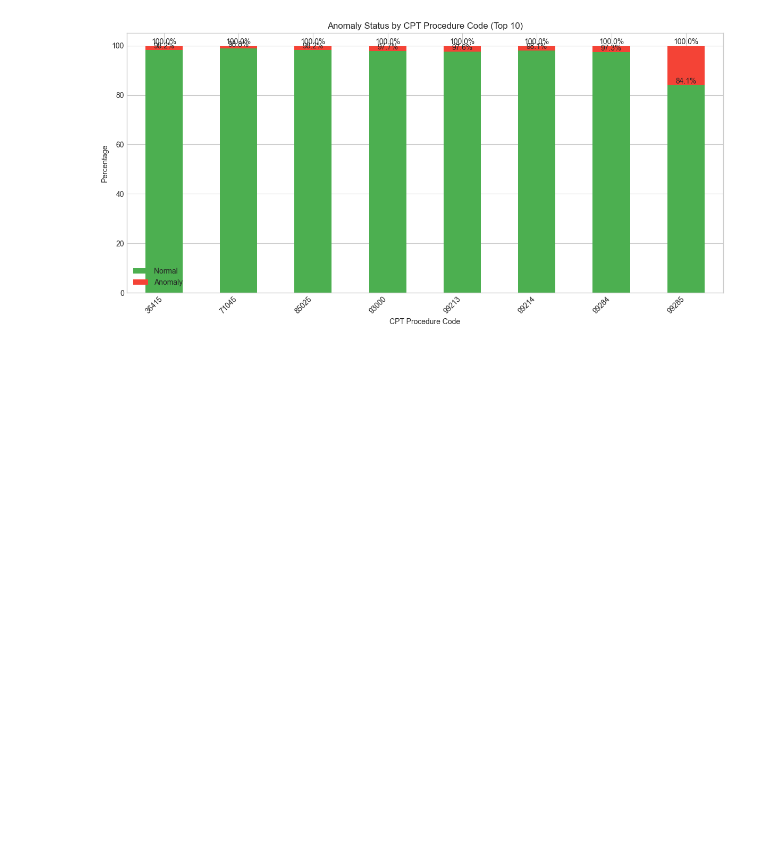
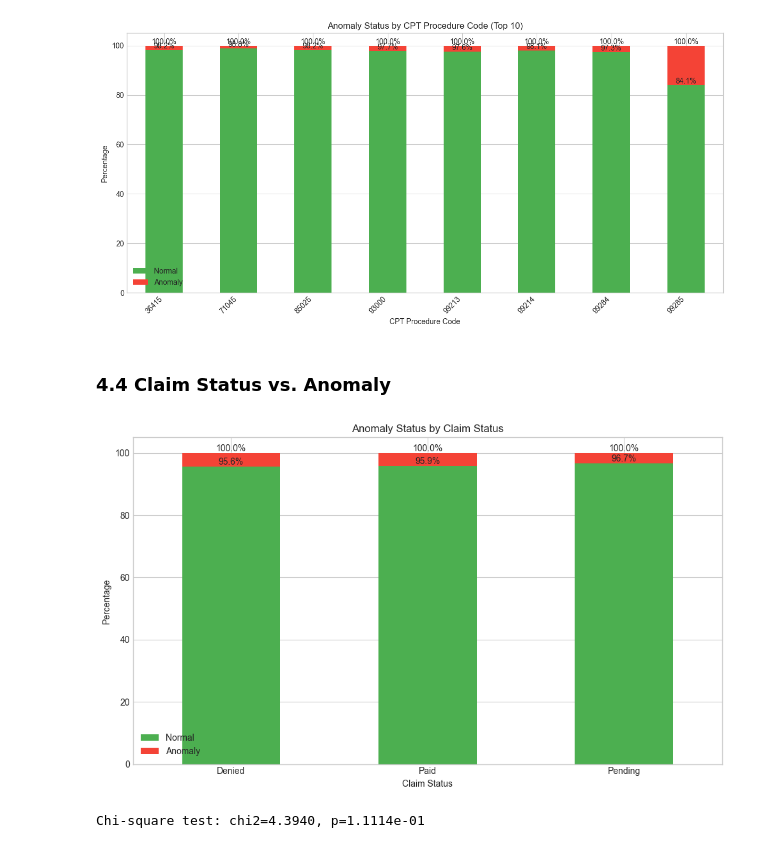
Before and after one commit to Houzibe/health-insurance-fraudulent-claims-detection-system, a Jupyter notebook: notebooks/01_EDA_and_Preprocessing.ipynb, the cells around one changed output. Cells and saved outputs as stored; diff of their text form; code cells hidden in the pictures; blank space fills up the shorter version.

Commit message:
Added bivariate analysis by Claim Status vs. Anomaly

```diff
--- a/notebooks/01_EDA_and_Preprocessing.ipynb
+++ b/notebooks/01_EDA_and_Preprocessing.ipynb
@@ -391,3 +391,30 @@ plt.tight_layout()
 plt.show()
 # %% [output]
 [figure]
+# %% [markdown]
+### 4.4 Claim Status vs. Anomaly
+# %%
+status_anomaly = pd.crosstab(df['claim_status'], df['is_anomaly'],
+                             normalize='index') * 100
+
+fig, ax = plt.subplots(figsize=(10, 6))
+status_anomaly.plot(kind='bar', stacked=True, ax=ax, color=['#4CAF50', '#F44336'])
+ax.set_xlabel('Claim Status')
+ax.set_ylabel('Percentage')
+ax.set_title('Anomaly Status by Claim Status')
+ax.legend(['Normal', 'Anomaly'])
+ax.set_xticklabels(ax.get_xticklabels(), rotation=0)
+for container in ax.containers:
+    ax.bar_label(container, fmt='%.1f%%')
+
+plt.tight_layout()
+plt.show()
+
+# Chi-square test
+from scipy.stats import chi2_contingency
+contingency = pd.crosstab(df['claim_status'], df['is_anomaly'])
+chi2, p, dof, expected = chi2_contingency(contingency)
+print(f"Chi-square test: chi2={chi2:.4f}, p={p:.4e}")
+# %% [output]
+[figure, added]
+Chi-square test: chi2=4.3940, p=1.1114e-01
```
